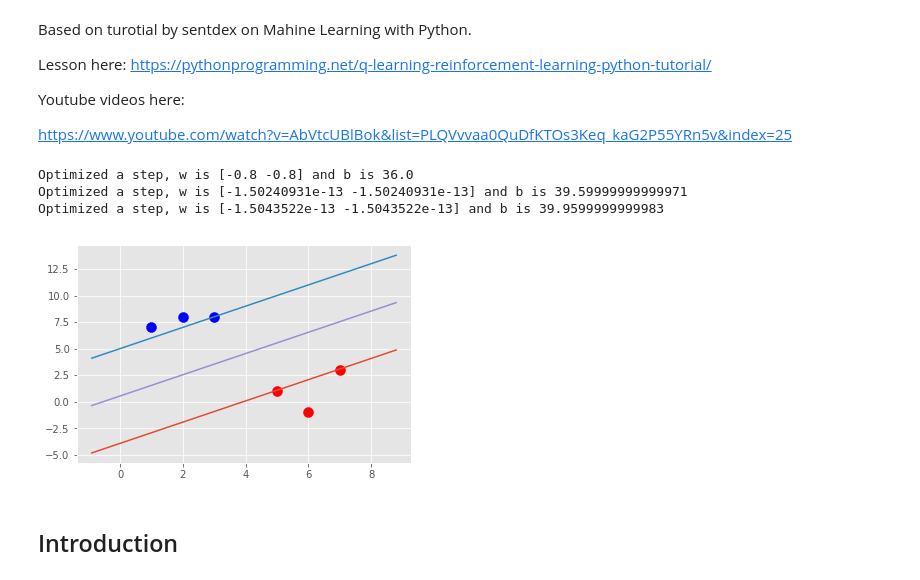
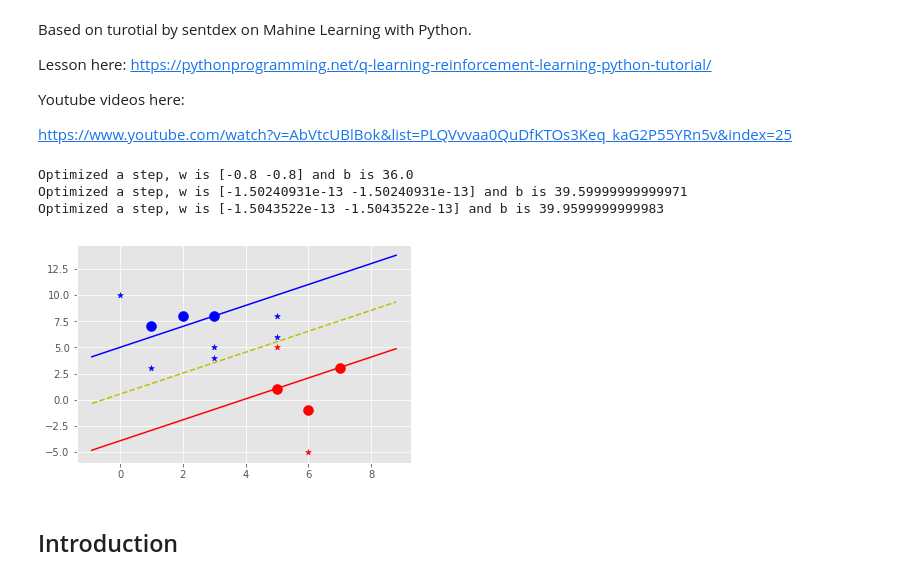
Before and after one commit to giorosati/dsc-3-33-03-building-an-svm-from-scratch-lab-online-ds-pt-100118, a Jupyter notebook: svm_from_scratch.ipynb, the cells around one changed output. Saved outputs shown, nothing was run; the diff lists cells and outputs as text; code cells hidden in the pictures.

```diff
--- a/svm_from_scratch.ipynb
+++ b/svm_from_scratch.ipynb
@@ -113,7 +113,7 @@ class Support_Vector_Machine:
         #sign of (x*w+b) determines the classification
         classification = np.sign(np.dot(np.array(features), self.w) + self.b)
         if classification !=0 and self.visualization:
-            self.ax.scatter(features[0], features[1], market = '*', c = self.colors[classification])
+            self.ax.scatter(features[0], features[1], marker = '*', c = self.colors[classification])
         return classification
 
     def visualize(self):
@@ -136,30 +136,43 @@ class Support_Vector_Machine:
         # positive support vector hyperplace
         psv1 = hyperplane(hyp_x_min, self.w, self.b, 1)
         psv2 = hyperplane(hyp_x_max, self.w, self.b, 1)
-        self.ax.plot([hyp_x_min, hyp_x_max], [psv1, psv2])
+        self.ax.plot([hyp_x_min, hyp_x_max], [psv1, psv2], 'r')
 
         # (x + x +b) = -1
         # negative support vector hyperplace
         nsv1 = hyperplane(hyp_x_min, self.w, self.b, -1)
         nsv2 = hyperplane(hyp_x_max, self.w, self.b, -1)
-        self.ax.plot([hyp_x_min, hyp_x_max], [nsv1, nsv2])
+        self.ax.plot([hyp_x_min, hyp_x_max], [nsv1, nsv2], 'b')
 
         # (x + x +b) = 0
         # decision boundary vector hyperplace
         db1 = hyperplane(hyp_x_min, self.w, self.b, 0)
         db2 = hyperplane(hyp_x_max, self.w, self.b, 0)
-        self.ax.plot([hyp_x_min, hyp_x_max], [db1, db2])
+        self.ax.plot([hyp_x_min, hyp_x_max], [db1, db2], 'y--')
 
         plt.show()
-# %%
-svm = Support_Vector_Machine()
-svm.fit(data_dict)
-svm.visualize()
-# %% [output]
-Optimized a step, w is [-0.8 -0.8] and b is 36.0
-Optimized a step, w is [-1.50240931e-13 -1.50240931e-13] and b is 39.59999999999971
-Optimized a step, w is [-1.5043522e-13 -1.5043522e-13] and b is 39.9599999999983
-[figure, removed]
+# %%
+svm = Support_Vector_Machine()
+svm.fit(data_dict)
+
+predict_us = [[0,10],
+              [1,3],
+              [3,4],
+              [3,5],
+              [5,5],
+              [5,6],
+              [6,-5],
+              [5,8],]
+
+for p in predict_us:
+    svm.predict(p)
+
+svm.visualize()
+# %% [output]
+Optimized a step, w is [-0.8 -0.8] and b is 36.0
+Optimized a step, w is [-1.50240931e-13 -1.50240931e-13] and b is 39.59999999999971
+Optimized a step, w is [-1.5043522e-13 -1.5043522e-13] and b is 39.9599999999983
+[figure, added]
 # %%
 # below this section is the original Flatiron version
 # %% [markdown]
```
